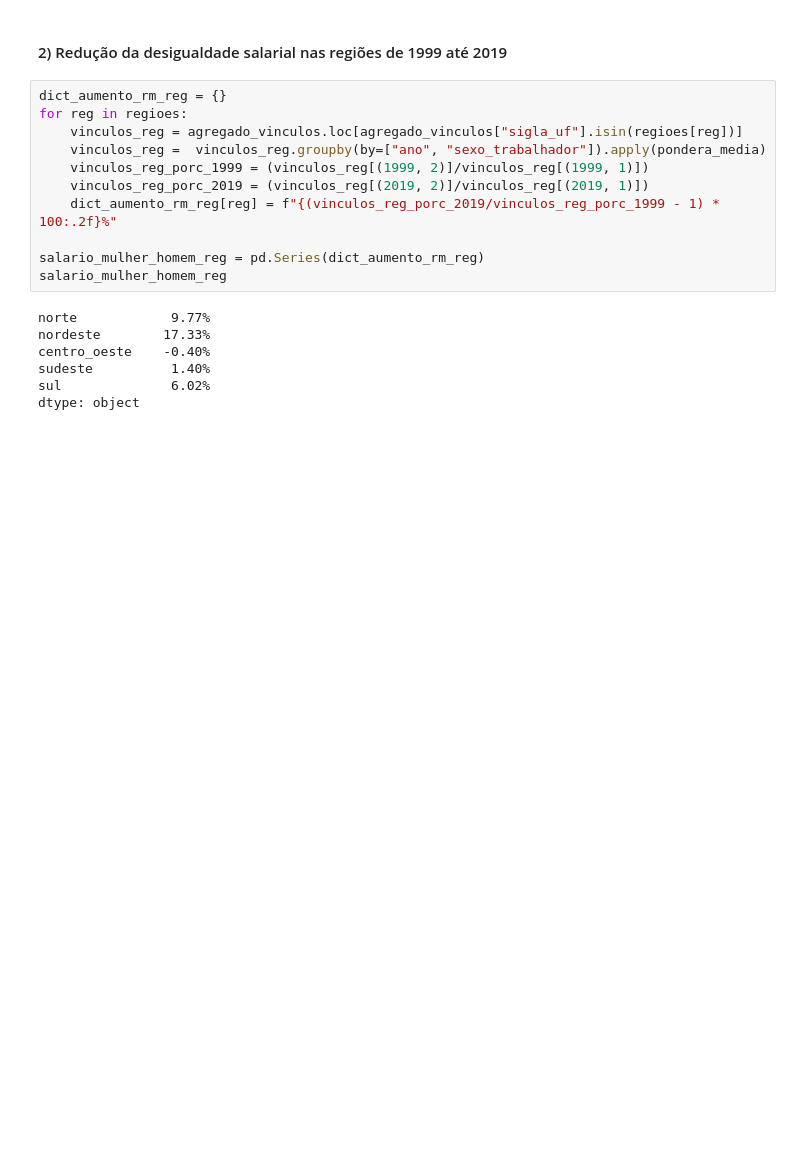
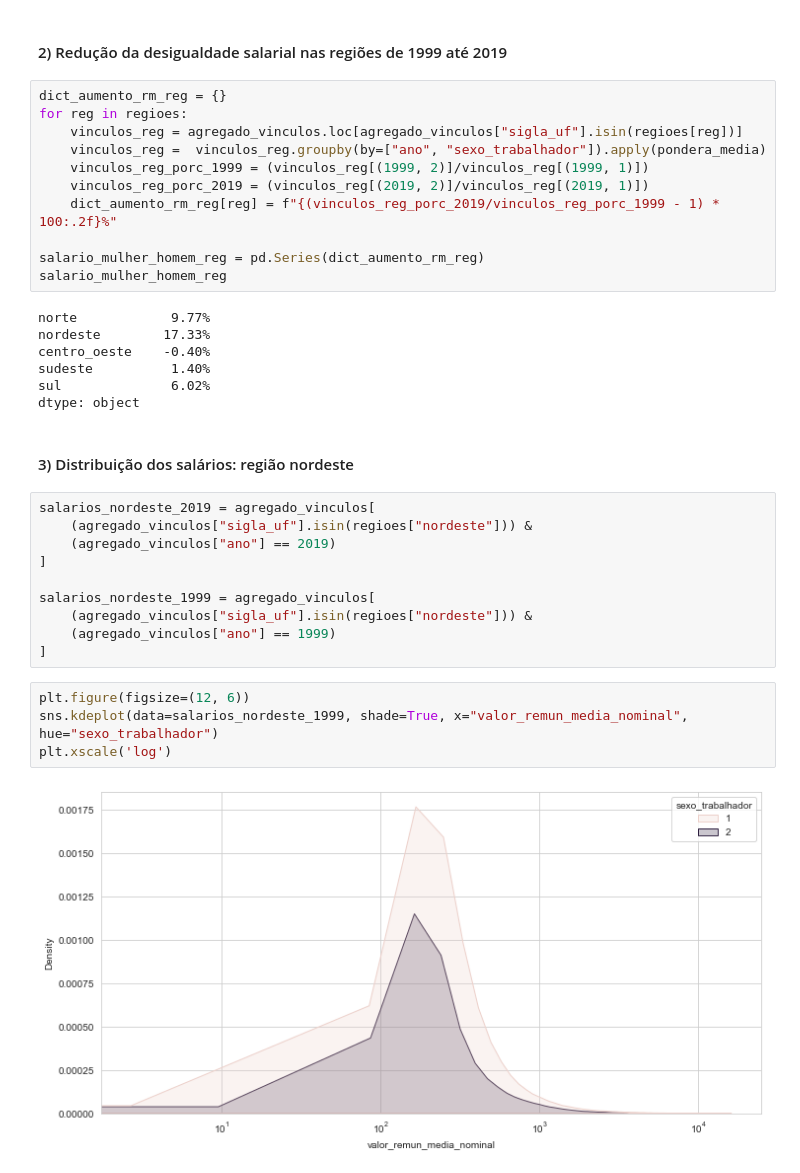
Before and after one commit to MariaLuizaCw/Processo-seletivo-UFRJ-Analytica, a Jupyter notebook: tarefas_dados/analise_rm_nominal.ipynb, the cells around one changed output. Saved outputs shown, nothing was run; the diff lists cells and outputs as text; blank space fills up the shorter version.

```diff
--- a/tarefas_dados/analise_rm_nominal.ipynb
+++ b/tarefas_dados/analise_rm_nominal.ipynb
@@ -118,3 +132,21 @@ centro_oeste    -0.40%
 sudeste          1.40%
 sul              6.02%
 dtype: object
+# %% [markdown]
+#### 3) Distribuição dos salários: região nordeste
+# %%
+salarios_nordeste_2019 = agregado_vinculos[
+    (agregado_vinculos["sigla_uf"].isin(regioes["nordeste"])) &
+    (agregado_vinculos["ano"] == 2019)
+]
+
+salarios_nordeste_1999 = agregado_vinculos[
+    (agregado_vinculos["sigla_uf"].isin(regioes["nordeste"])) &
+    (agregado_vinculos["ano"] == 1999)
+]
+# %%
+plt.figure(figsize=(12, 6))
+sns.kdeplot(data=salarios_nordeste_1999, shade=True, x="valor_remun_media_nominal", hue="sexo_trabalhador")
+plt.xscale('log')
+# %% [output]
+[figure, added]
```
Also changed, not shown: parts of 9 cells of this notebook, 1 other file.
